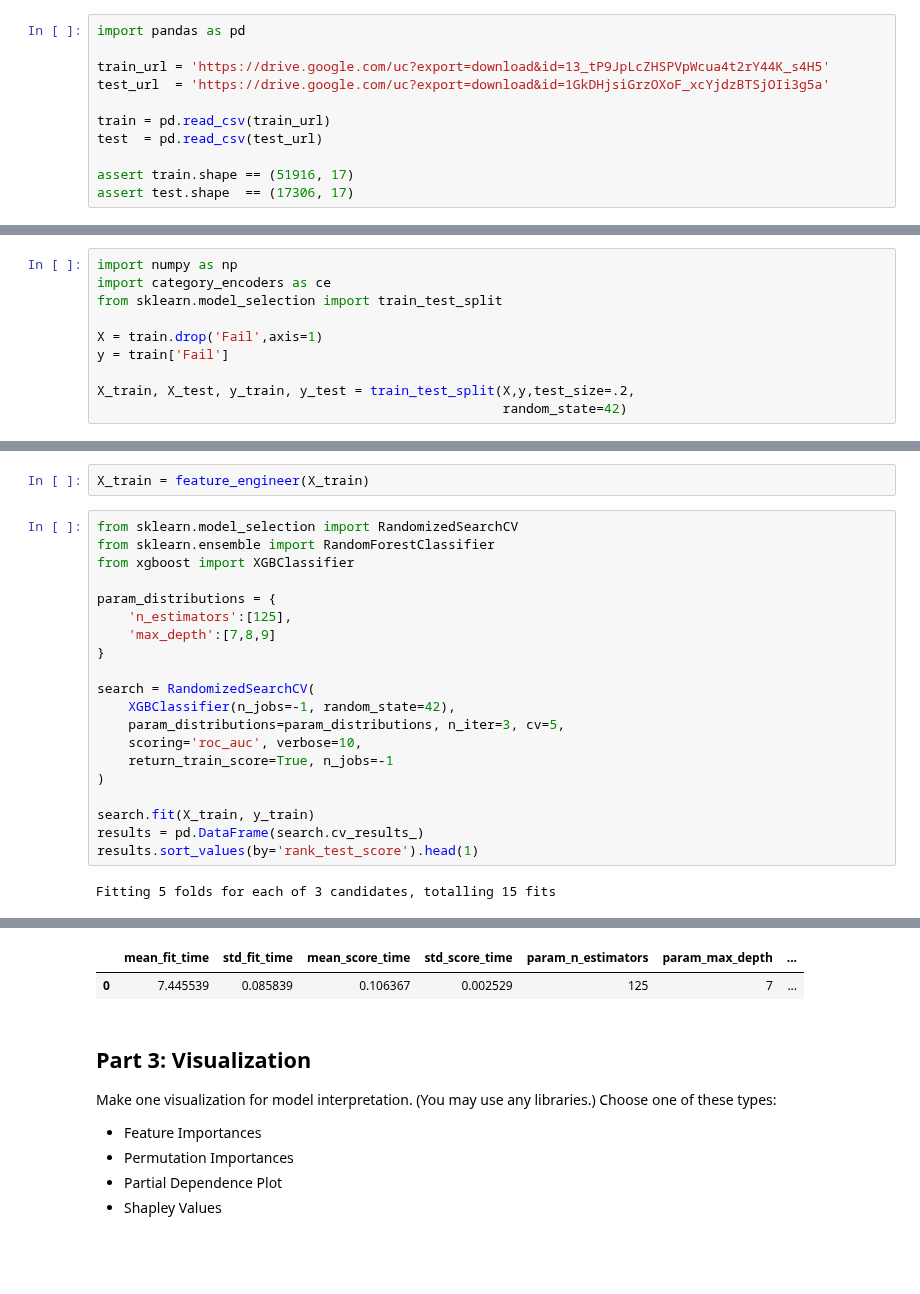
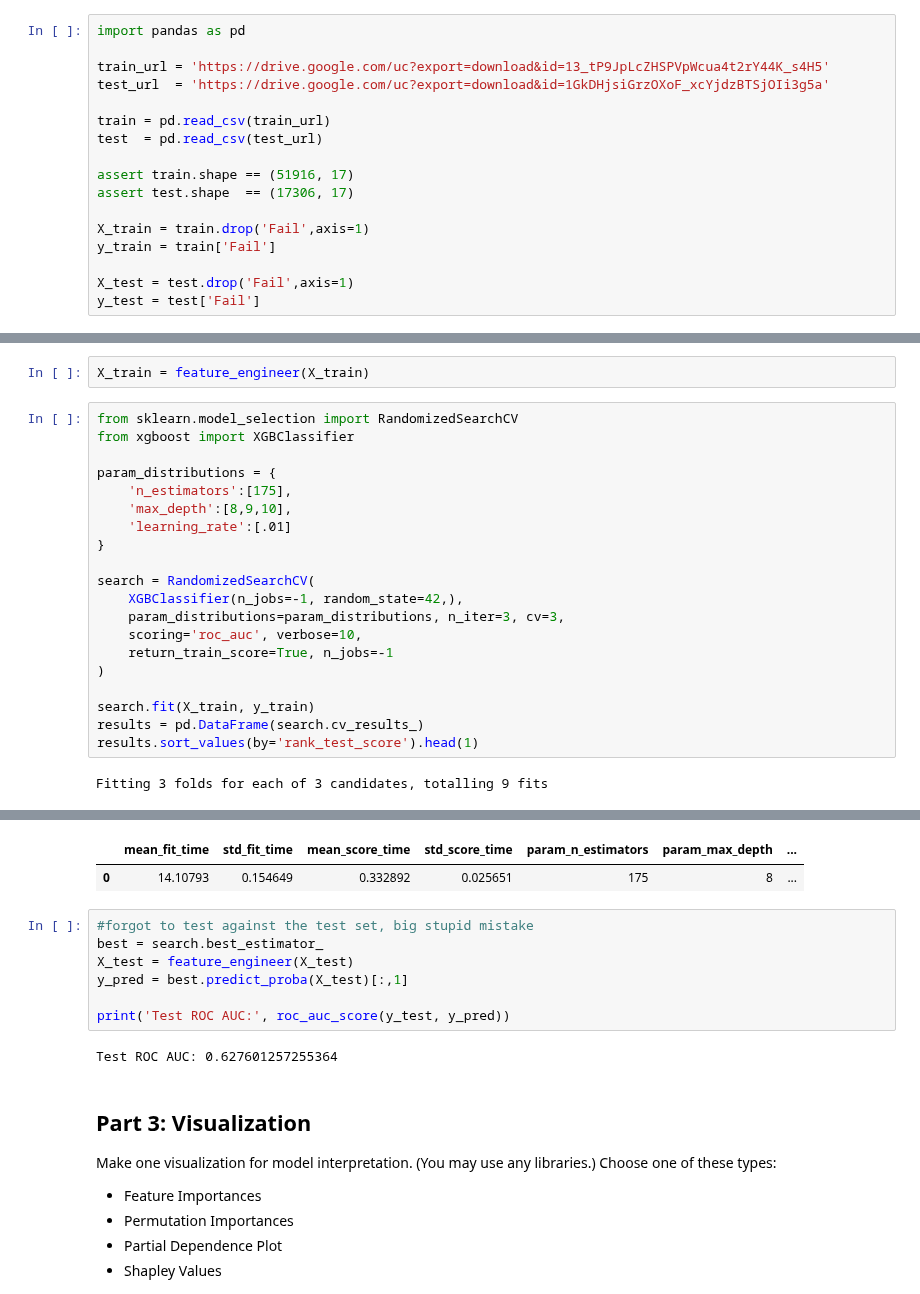
Before and after one commit to LambdaSchool/DS-Unit-2-Sprint-4-Practicing-Understanding, a Jupyter notebook: DS_Unit_2_Sprint_Challenge_4_Practicing_Understanding.ipynb, the cells around one changed output, grey strips where cells are left out. Saved outputs shown, nothing was run; the diff lists cells and outputs as text; blank space fills up the shorter version.

```diff
--- a/DS_Unit_2_Sprint_Challenge_4_Practicing_Understanding.ipynb
+++ b/DS_Unit_2_Sprint_Challenge_4_Practicing_Understanding.ipynb
@@ -32,6 +32,12 @@ test  = pd.read_csv(test_url)
 
 assert train.shape == (51916, 17)
 assert test.shape  == (17306, 17)
+
+X_train = train.drop('Fail',axis=1)
+y_train = train['Fail']
+
+X_test = test.drop('Fail',axis=1)
+y_test = test['Fail']
 # %%
 #copy and paste code from an EDA library I'm flirting with building
 from tabulate import tabulate
@@ -149,13 +155,3 @@ You may choose which features you want to use, and whether/how you will preproce
 _To earn a score of 3 for this part, find and explain leakage. The dataset has a feature that will give you an ROC AUC score > 0.90 if you process and use the feature. Find the leakage and explain why the feature shouldn't be used in a real-world model to predict the results of future inspections._
 # %%
 # !pip install category_encoders
-# %%
-import numpy as np
-import category_encoders as ce
-from sklearn.model_selection import train_test_split
-
-X = train.drop('Fail',axis=1)
-y = train['Fail']
-
-X_train, X_test, y_train, y_test = train_test_split(X,y,test_size=.2,
-                                                    random_state=42)
@@ -230,17 +225,17 @@ _To earn a score of 3 for this part, get an ROC AUC test score >= 0.70 (without
 X_train = feature_engineer(X_train)
 # %%
 from sklearn.model_selection import RandomizedSearchCV
-from sklearn.ensemble import RandomForestClassifier
 from xgboost import XGBClassifier
 
 param_distributions = {
-    'n_estimators':[125],
-    'max_depth':[7,8,9]
+    'n_estimators':[175],
+    'max_depth':[8,9,10],
+    'learning_rate':[.01]
 }
 
 search = RandomizedSearchCV(
-    XGBClassifier(n_jobs=-1, random_state=42),
-    param_distributions=param_distributions, n_iter=3, cv=5,
+    XGBClassifier(n_jobs=-1, random_state=42,),
+    param_distributions=param_distributions, n_iter=3, cv=3,
     scoring='roc_auc', verbose=10,
     return_train_score=True, n_jobs=-1
 )
@@ -249,5 +244,5 @@ search.fit(X_train, y_train)
 results = pd.DataFrame(search.cv_results_)
 results.sort_values(by='rank_test_score').head(1)
 # %% [output]
-Fitting 5 folds for each of 3 candidates, totalling 15 fits
+Fitting 3 folds for each of 3 candidates, totalling 9 fits
 [Parallel(n_jobs=-1)]: Using backend LokyBackend with 2 concurrent workers.
@@ -258,5 +254,14 @@ Fitting 5 folds for each of 3 candidates, totalling 15 fits
 |  | mean_fit_time | std_fit_time | mean_score_time | std_score_time | param_n_estimators | param_max_depth | ... |
-| 0 | 7.445539 | 0.085839 | 0.106367 | 0.002529 | 125 | 7 | ... |
+| 0 | 14.10793 | 0.154649 | 0.332892 | 0.025651 | 175 | 8 | ... |
+# %%
+#forgot to test against the test set, big stupid mistake
+best = search.best_estimator_
+X_test = feature_engineer(X_test)
+y_pred = best.predict_proba(X_test)[:,1]
+
+print('Test ROC AUC:', roc_auc_score(y_test, y_pred))
+# %% [output]
+Test ROC AUC: 0.627601257255364
 # %% [markdown]
 ## Part 3: Visualization
 
```
Also changed, not shown: parts of 4 cells of this notebook.
